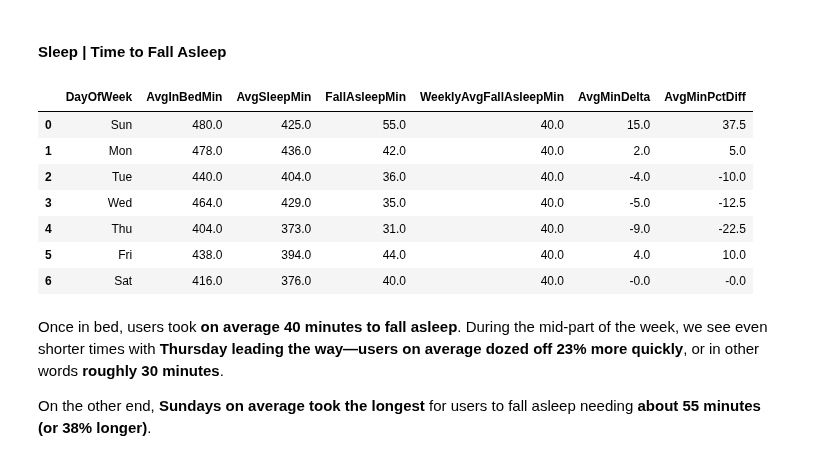
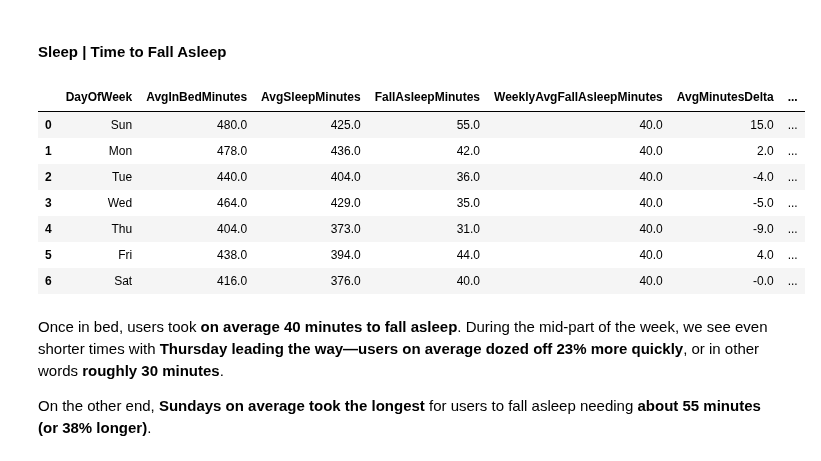
Before and after one commit to phlln/bellabeat-analysis, a Jupyter notebook: bellabeat_bigquery_playground.ipynb, the cells around one changed output. Drawn from its saved outputs; the diff is of its cells as text; code cells hidden in the pictures.

```diff
--- a/bellabeat_bigquery_playground.ipynb
+++ b/bellabeat_bigquery_playground.ipynb
@@ -1316,54 +1316,54 @@ WITH indiv_avg_sleep AS (
     SELECT Id,
            FORMAT_DATE('%a', SleepDay) AS DayOfWeek,
            FORMAT_DATE('%w', SleepDay) AS DayOfWeekOrder,
-           ROUND(AVG(TotalMinutesAsleep), 0) AS IndivAvgSleepMin,
+           ROUND(AVG(TotalMinutesAsleep), 0) AS IndivAvgSleepMinutes,
     FROM `gac-bellabeat.activity.sleep`
     GROUP BY 1, 2, 3
 ),
 group_avg_sleep AS (
     SELECT DayOfWeek,
            DayOfWeekOrder,
-           ROUND(AVG(IndivAvgSleepMin), 0) AS AvgSleepMin,
+           ROUND(AVG(IndivAvgSleepMinutes), 0) AS AvgSleepMinutes,
      FROM indiv_avg_sleep
     GROUP BY 1, 2
 ),
 indiv_avg_bed AS (
     SELECT Id,
            FORMAT_DATE('%a', SleepDay) AS DayOfWeek,
            FORMAT_DATE('%w', SleepDay) AS DayOfWeekOrder,
-           ROUND(AVG(TotalTimeInBed), 0) AS AvgTimeInBedMin,
+           ROUND(AVG(TotalTimeInBed), 0) AS AvgTimeInBedMinutes,
      FROM `gac-bellabeat.activity.sleep`
     GROUP BY 1, 2, 3
 ),
 group_avg_bed AS (
     SELECT DayOfWeek,
            DayOfWeekOrder,
-           ROUND(AVG(AvgTimeInBedMin), 0) AS AvgInBedMin,
+           ROUND(AVG(AvgTimeInBedMinutes), 0) AS AvgInBedMinutes,
      FROM indiv_avg_bed
     GROUP BY 1, 2
 )
 SELECT gas.DayOfWeek,
-       gab.AvgInBedMin,
-       gas.AvgSleepMin,
-       gab.AvgInBedMin - gas.AvgSleepMin AS FallAsleepMin,
-       ROUND(AVG(gab.AvgInBedMin - gas.AvgSleepMin) OVER(), 0) AS WeeklyAvgFallAsleepMin,
-       ROUND((gab.AvgInBedMin - gas.AvgSleepMin) - AVG(gab.AvgInBedMin - gas.AvgSleepMin) OVER(), 0)
-        AS AvgMinDelta,
-       ROUND((gab.AvgInBedMin - gas.AvgSleepMin) - AVG(gab.AvgInBedMin - gas.AvgSleepMin) OVER(), 0)/
-            ROUND(AVG(gab.AvgInBedMin - gas.AvgSleepMin) OVER(), 0)*100 AS AvgMinPctDiff
+       gab.AvgInBedMinutes,
+       gas.AvgSleepMinutes,
+       gab.AvgInBedMinutes - gas.AvgSleepMinutes AS FallAsleepMinutes,
+       ROUND(AVG(gab.AvgInBedMinutes - gas.AvgSleepMinutes) OVER(), 0) AS WeeklyAvgFallAsleepMinutes,
+       ROUND((gab.AvgInBedMinutes - gas.AvgSleepMinutes) - AVG(gab.AvgInBedMinutes - gas.AvgSleepMinutes) OVER(), 0)
+        AS AvgMinutesDelta,
+       ROUND((gab.AvgInBedMinutes - gas.AvgSleepMinutes) - AVG(gab.AvgInBedMinutes - gas.AvgSleepMinutes) OVER(), 0)/
+            ROUND(AVG(gab.AvgInBedMinutes - gas.AvgSleepMinutes) OVER(), 0)*100 AS AvgMinutesPctDiff
  FROM group_avg_sleep gas
  JOIN group_avg_bed gab
    ON gas.DayOfWeek = gab.DayOfWeek
 ORDER BY gas.DayOfWeekOrder;
 # %% [output]
-|  | DayOfWeek | AvgInBedMin | AvgSleepMin | FallAsleepMin | WeeklyAvgFallAsleepMin | AvgMinDelta | AvgMinPctDiff |
-| 0 | Sun | 480.0 | 425.0 | 55.0 | 40.0 | 15.0 | 37.5 |
-| 1 | Mon | 478.0 | 436.0 | 42.0 | 40.0 | 2.0 | 5.0 |
-| 2 | Tue | 440.0 | 404.0 | 36.0 | 40.0 | -4.0 | -10.0 |
-| 3 | Wed | 464.0 | 429.0 | 35.0 | 40.0 | -5.0 | -12.5 |
-| 4 | Thu | 404.0 | 373.0 | 31.0 | 40.0 | -9.0 | -22.5 |
-| 5 | Fri | 438.0 | 394.0 | 44.0 | 40.0 | 4.0 | 10.0 |
-| 6 | Sat | 416.0 | 376.0 | 40.0 | 40.0 | -0.0 | -0.0 |
+|  | DayOfWeek | AvgInBedMinutes | AvgSleepMinutes | FallAsleepMinutes | WeeklyAvgFallAsleepMinutes | AvgMinutesDelta | ... |
+| 0 | Sun | 480.0 | 425.0 | 55.0 | 40.0 | 15.0 | ... |
+| 1 | Mon | 478.0 | 436.0 | 42.0 | 40.0 | 2.0 | ... |
+| 2 | Tue | 440.0 | 404.0 | 36.0 | 40.0 | -4.0 | ... |
+| 3 | Wed | 464.0 | 429.0 | 35.0 | 40.0 | -5.0 | ... |
+| 4 | Thu | 404.0 | 373.0 | 31.0 | 40.0 | -9.0 | ... |
+| 5 | Fri | 438.0 | 394.0 | 44.0 | 40.0 | 4.0 | ... |
+| 6 | Sat | 416.0 | 376.0 | 40.0 | 40.0 | -0.0 | ... |
 # %% [markdown]
 Once in bed, users took **on average 40 minutes to fall asleep**. During the mid-part of the week, we see even shorter times with **Thursday leading the way—users on average dozed off 23% more quickly**, or in other words **roughly 30 minutes**.
 
```
Also changed, not shown: parts of 15 cells of this notebook.
